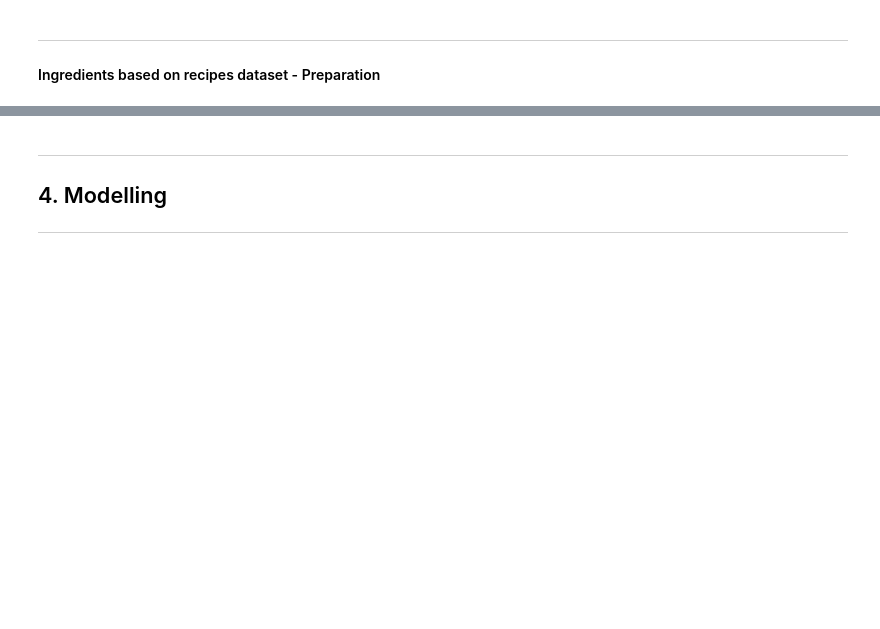
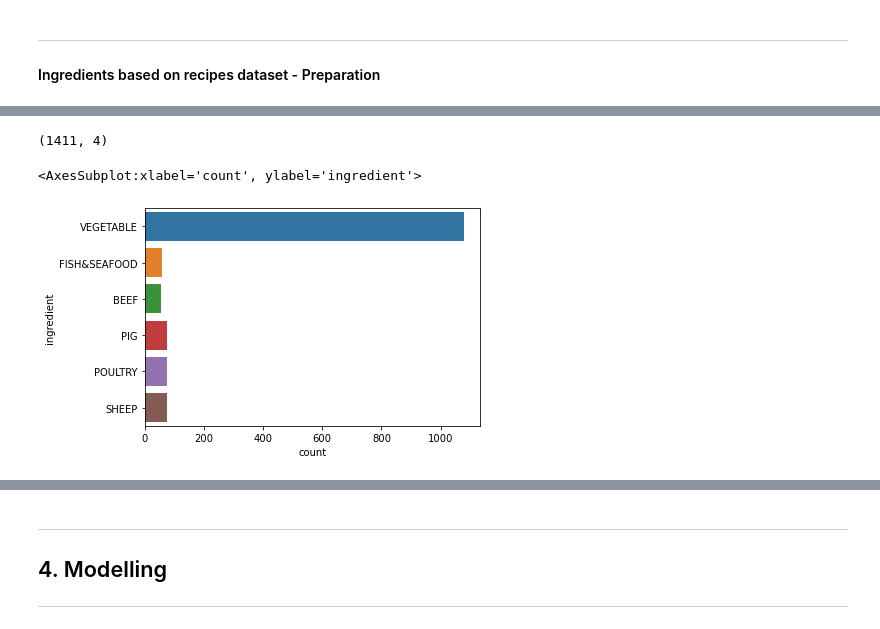
Before and after one commit to kellyc-j/MenuAssistance_project_y4, a Jupyter notebook: No. 2 Menu Assistance.ipynb, the cells around one changed output, grey strips where cells are left out. Drawn from its saved outputs; the diff is of its cells as text; code cells hidden in the pictures; blank space fills up the shorter version.

```diff
--- a/No. 2 Menu Assistance.ipynb
+++ b/No. 2 Menu Assistance.ipynb
@@ -716,0 +729,9 @@ Text(0.5, 1.0, 'IE & EU28 Ingredients - Correlation Heatmap')
+# %%
+IE_EU28dataIngredients.shape
+# %% [output]
+(1411, 4)
+# %%
+sns.countplot(y='ingredient', data=IE_EU28dataIngredients)
+# %% [output]
+<AxesSubplot:xlabel='count', ylabel='ingredient'>
+[figure, added]
```
Also changed, not shown: parts of 75 cells of this notebook, 1 other file.
